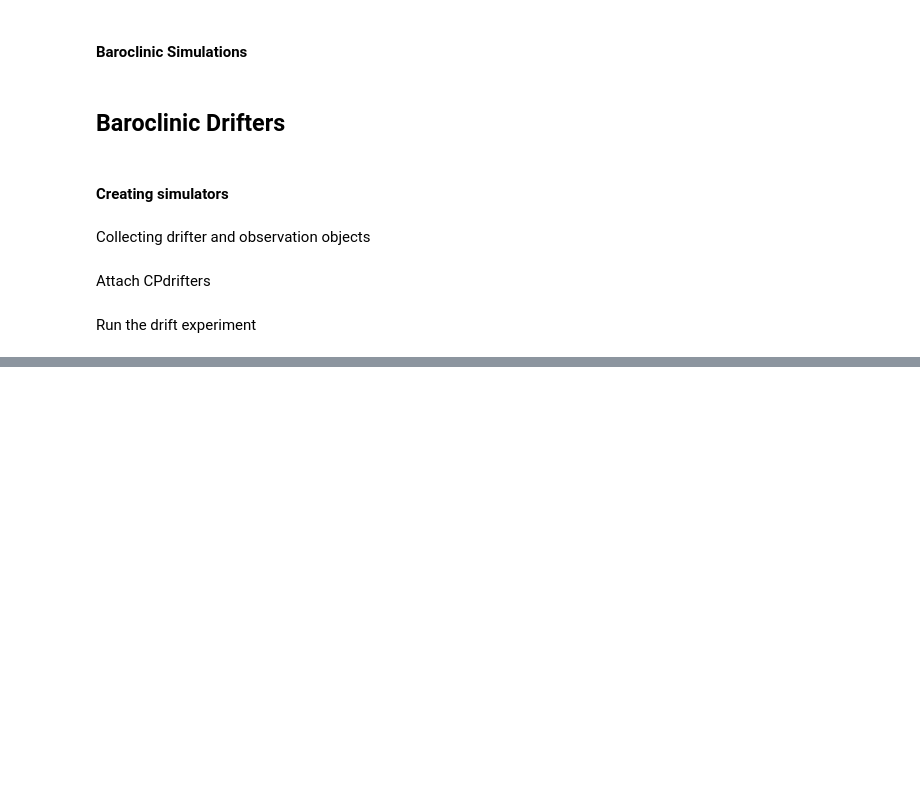
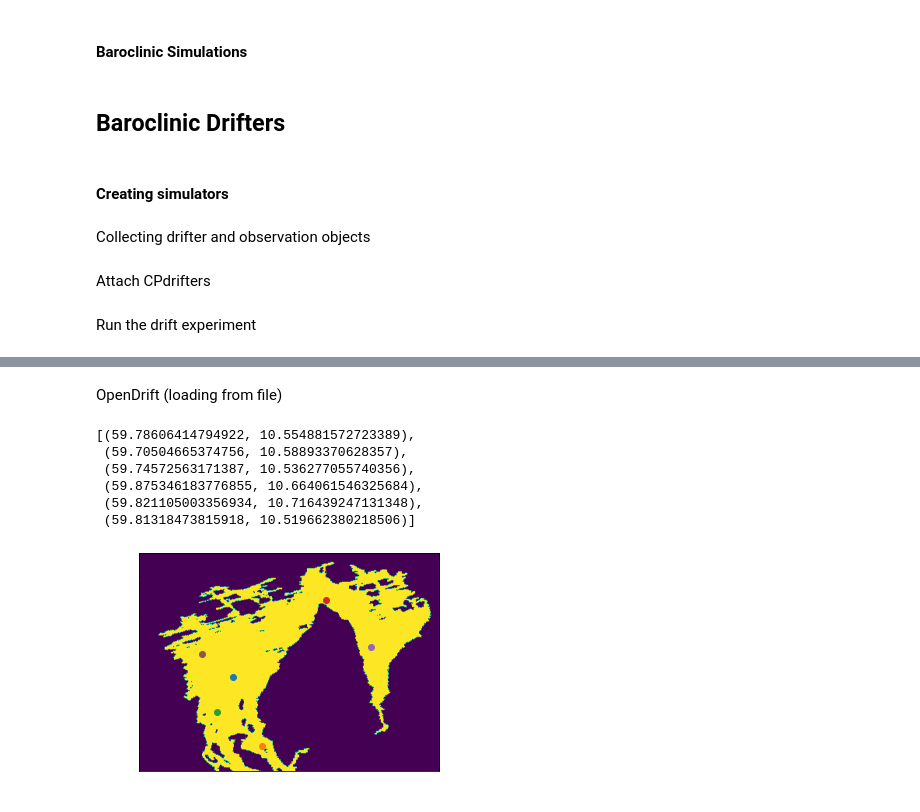
Before and after one commit to sintefmath/reduced-gravity-ocean-model, a Jupyter notebook: notebooks/Oslofjord/Oslofjord-BaroclinicDrifters.ipynb, the cells around one changed output, grey strips where cells are left out. Cells and saved outputs as stored; diff of their text form; code cells hidden in the pictures; blank space fills up the shorter version.

Commit message:
More OpenDrift utils

```diff
--- a/notebooks/Oslofjord/Oslofjord-BaroclinicDrifters.ipynb
+++ b/notebooks/Oslofjord/Oslofjord-BaroclinicDrifters.ipynb
@@ -336,2 +413,9 @@ STOP
+# %%
+dimY, dimX = ds.h.data.shape
+x0, x1, y0, y1 = 5, dimX-5, 175, dimY-5
+# %%
+nx = (x1-x0)
+ny = (y1-y0)
+dx, dy = 50.0, 50.0
 # %%
 from gpuocean.utils import Observation
@@ -346,0 +431,44 @@ for f in os.listdir('pickles/2023-03-17T16_26_35'):
+# %% [markdown]
+OpenDrift (loading from file)
+# %%
+initx = [ 6000, 8000, 5000,  12000, 15000, 4000]
+inity = [12000, 3000, 7500, 22000, 16000, 15000]
+# %%
+lats = nc["lat_rho"][y0:y1,x0:x1]
+lons = nc["lon_rho"][y0:y1,x0:x1]
+
+def xy2latlon(x,y, dx=50.0, dy=50.0):
+    local_index_x = x/dx + 0.5
+    local_index_y = y/dy + 0.5
+
+    def _interp(field, local_index_x, local_index_y):
+        local_index_x_lower = int(local_index_x)
+        local_index_x_upper = int(local_index_x)+1
+
+        local_index_y_lower = int(local_index_y)
+        local_index_y_upper = int(local_index_y)+1
+
+        val00 = (1 - (local_index_x - local_index_x_lower))*(1 - (local_index_y - local_index_y_lower)) * field[local_index_y_lower, local_index_x_lower]
+        val01 = (1 - (local_index_x - local_index_x_lower))*(local_index_y - local_index_y_lower) * field[local_index_y_upper, local_index_x_lower]
+        val10 = (local_index_x - local_index_x_lower)*(1 - (local_index_y - local_index_y_lower)) * field[local_index_y_lower, local_index_x_upper]
+        val11 = (local_index_x - local_index_x_lower)*(local_index_y - local_index_y_lower) * field[local_index_y_upper, local_index_x_upper]
+        return val00 + val01 + val10 + val11
+
+    return (_interp(lats, local_index_x, local_index_y), _interp(lons, local_index_x, local_index_y))
+
+[xy2latlon(x, y) for x,y in list(zip(initx,inity))]
+# %% [output]
+[(59.78606414794922, 10.554881572723389),
+ (59.70504665374756, 10.58893370628357),
+ (59.74572563171387, 10.536277055740356),
+ (59.875346183776855, 10.664061546325684),
+ (59.821105003356934, 10.716439247131348),
+ (59.81318473815918, 10.519662380218506)]
+# %%
+fig, ax = plt.subplots()
+ax.imshow(nc["mask_rho"][y0:y1,x0:x1], extent=[lons.min(), lons.max(), lats.min(), lats.max()])
+for i in range(len(initx)):
+    latlon = xy2latlon(initx[i],inity[i])
+    ax.scatter(latlon[1], latlon[0])
+# %% [output]
+[figure, added]
```
Also changed, not shown: parts of 23 cells of this notebook.
